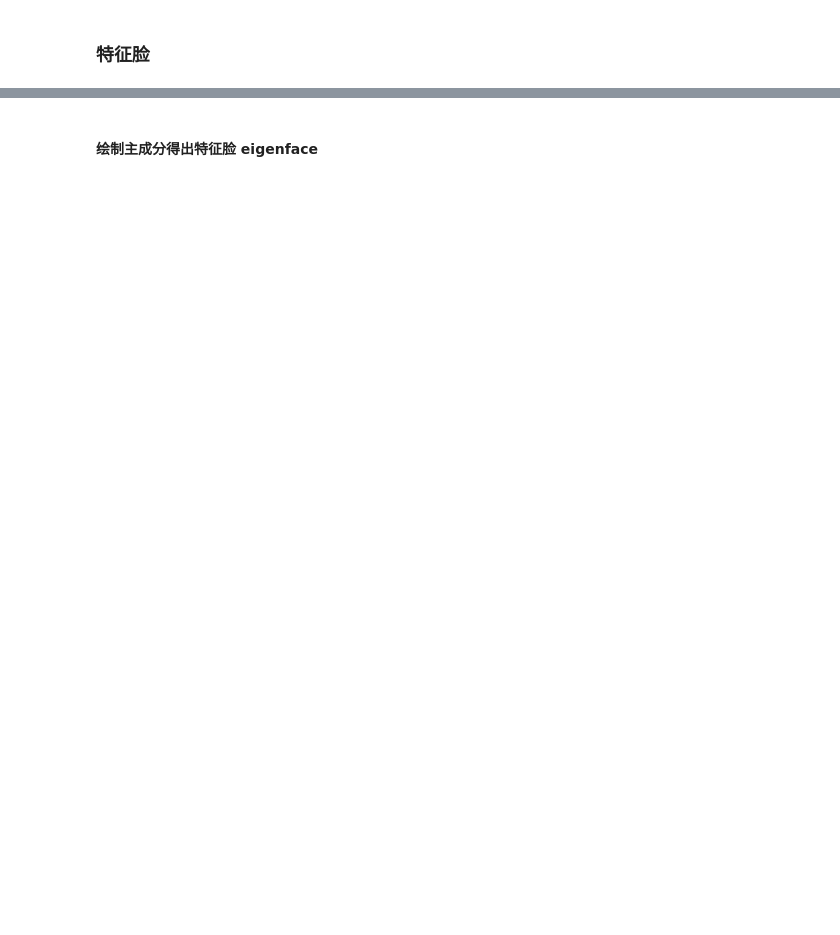
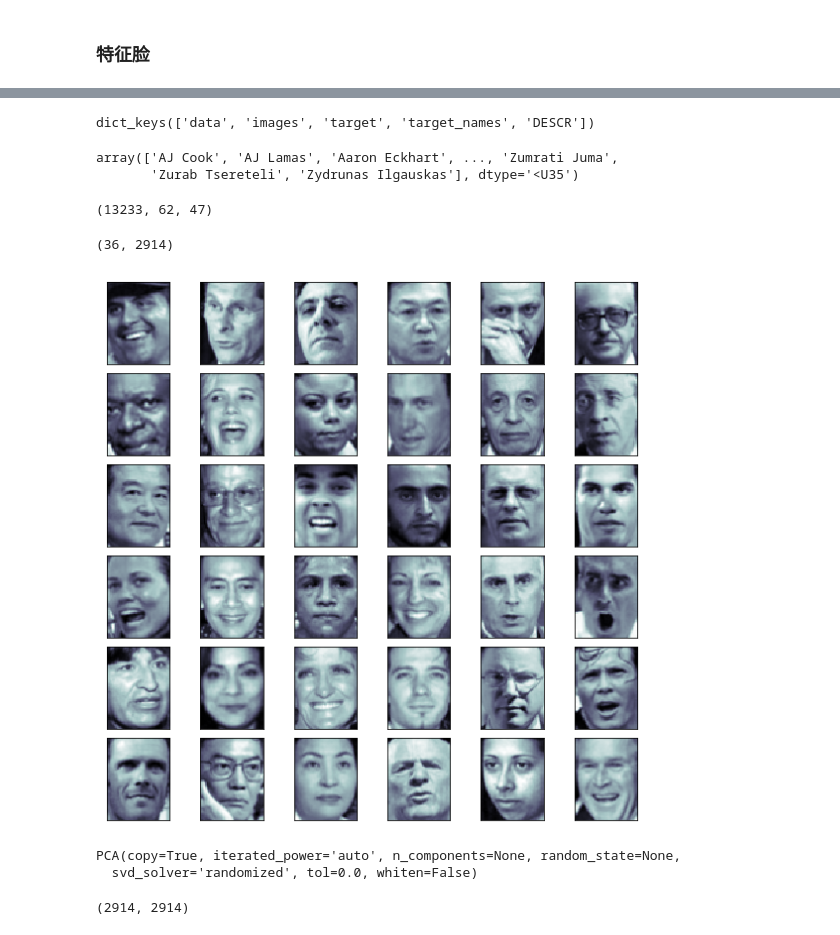
Before and after one commit to shihe110/Play-with-Machine-Learning-Algorithms, a Jupyter notebook: 07-PCA/0709-Eigenface.ipynb, the cells around one changed output, grey strips where cells are left out. Cells and saved outputs as stored; diff of their text form; code cells hidden in the pictures; blank space fills up the shorter version.

Commit message:
eigenface

```diff
--- a/07-PCA/0709-Eigenface.ipynb
+++ b/07-PCA/0709-Eigenface.ipynb
@@ -15,9 +10,39 @@ Downloading LFW data (~200MB): https://ndownloader.figshare.com/files/5976015
+# %%
+faces.keys()
+# %% [output]
+dict_keys(['data', 'images', 'target', 'target_names', 'DESCR'])
+# %%
+faces.target_names
+# %% [output]
+array(['AJ Cook', 'AJ Lamas', 'Aaron Eckhart', ..., 'Zumrati Juma',
+       'Zurab Tsereteli', 'Zydrunas Ilgauskas'], dtype='<U35')
+# %%
+faces.images.shape
+# %% [output]
+(13233, 62, 47)
+# %%
+random_indexes = np.random.permutation(len(faces.data))
+X = faces.data[random_indexes]
+example_faces = X[:36, :]
+example_faces.shape
+# %% [output]
+(36, 2914)
+# %%
+def plot_faces(faces):
+
+    fig, axes = plt.subplots(6, 6, figsize=(10, 10),
+                         subplot_kw={'xticks':[], 'yticks':[]},
+    gridspec_kw=dict(hspace=0.1, wspace=0.1))
+    for i, ax in enumerate(axes.flat):
+        ax.imshow(faces[i].reshape(62, 47), cmap='bone')
+# %%
+plot_faces(example_faces)
+# %% [output]
+[figure, added]
 # %%
-from sklean.decompositon import PCA
-
+from sklearn.decomposition import PCA
 pca = PCA(svd_solver='randomized')
 pca.fit(X)
-
-pca.components_.shape
+# %% [output]
+PCA(copy=True, iterated_power='auto', n_components=None, random_state=None,
+  svd_solver='randomized', tol=0.0, whiten=False)
-# %% [markdown]
-#### 绘制主成分得出特征脸 eigenface
@@ -25,0 +49,4 @@ pca.components_.shape
+# %%
+pca.components_.shape
+# %% [output]
+(2914, 2914)
```
Also changed, not shown: parts of 6 cells of this notebook.
